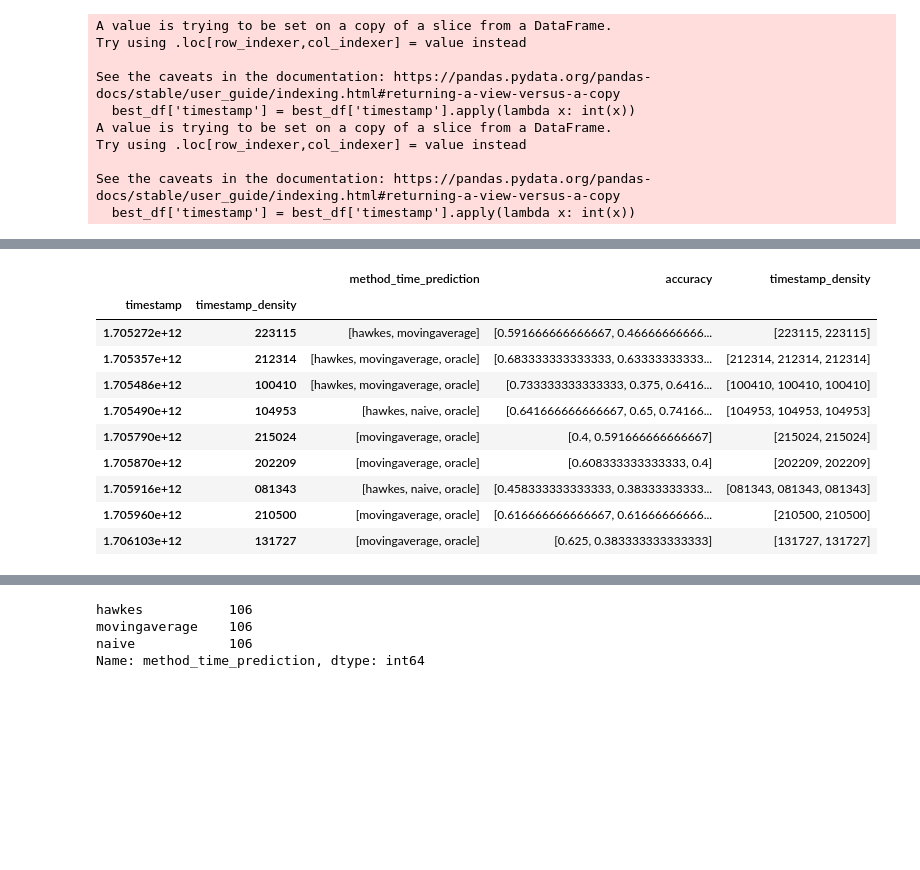
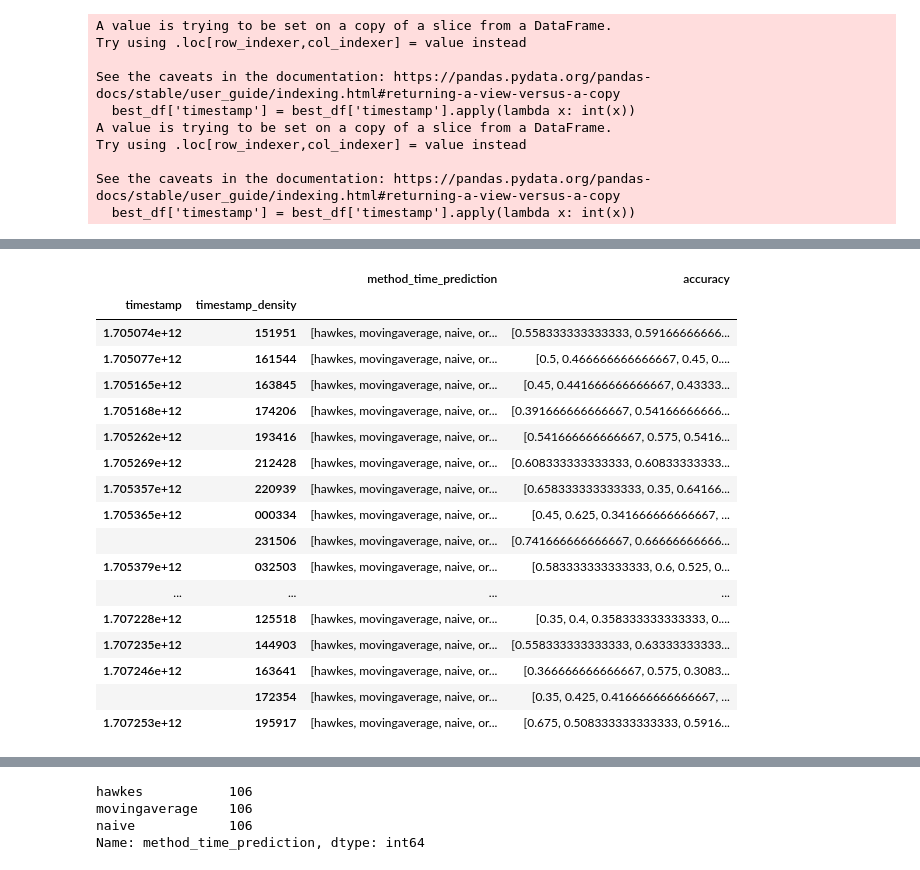
Before and after one commit to daxus4/hawkes, a Jupyter notebook: notebooks/plot_accuracy.ipynb, the cells around one changed output, grey strips where cells are left out. Saved outputs shown, nothing was run; the diff lists cells and outputs as text; code cells hidden in the pictures; blank space fills up the shorter version.

```diff
--- a/notebooks/plot_accuracy.ipynb
+++ b/notebooks/plot_accuracy.ipynb
@@ -17,0 +234,6 @@ Name: method_time_prediction, dtype: int64
+# %%
+df = pd.read_csv('//home/davide/Desktop/phd/hawkes/data_20min_training_with_ma/results_all_20min.tsv', sep='\t')
+df.sort_values(by=['timestamp', 'timestamp_density'], inplace=True)
+df.dropna(inplace=True)
+plot_df = df[df['timestamp'].isin(best_df['timestamp']) & (df['timestamp_density'].isin(best_df['timestamp_density']))]
+plot_df.head()
@@ -21,7 +287,7 @@ import json
 with open('/home/davide/Desktop/phd/hawkes/data/file_densities_map.json') as f:
     config = json.load(f)
 
-config
+
 df_map = {
     'timestamp': [],
     'timestamp_density': [],
@@ -34,14 +300,13 @@ for k, v in config.items():
     df_map['timestamp'].extend([float(timestamp)] * num_densities)
 
     for info_density in v:
-        pd.Timestamp(info_density[0])
         df_map['timestamp_density'].append(pd.Timestamp(info_density[0]).strftime('%H%M%S'))
         df_map['density'].append(int(info_density[1]))
 
 df_map = pd.DataFrame(df_map)
 df_map.sort_values(by=['density'], inplace=True, ascending=False)
 
-best_df = df_map.iloc[0:60]
+best_df = df_map.iloc[0:67]
 best_df.head()
 best_df['timestamp'] = best_df['timestamp'].apply(lambda x: int(x))
 df['timestamp_density'] = df['timestamp_density'].apply(lambda x: '000000' if np.isnan(x) else str(int(x)))
@@ -49,7 +314,7 @@ df['timestamp_density'] = df['timestamp_density'].str.pad(6, side='left', fillch
 plot_df = df[df['timestamp'].isin(best_df['timestamp']) & (df['timestamp_density'].isin(best_df['timestamp_density']))]
 
 best_df['timestamp'] = best_df['timestamp'].apply(lambda x: int(x))
-#best_df.to_csv('/home/davide/Desktop/phd/hawkes/data/best_densities.csv', index=False)
+best_df.to_csv('/home/davide/Desktop/phd/hawkes/data/best_densities.csv', index=False)
 # %% [output]
 A value is trying to be set on a copy of a slice from a DataFrame.
 Try using .loc[row_indexer,col_indexer] = value instead
@@ -87,18 +352,25 @@ densities_descriptions[densities_descriptions['method_time_prediction'] < 4]
 # %%
-densities_descriptions=plot_df.groupby(['timestamp', 'timestamp_density']).agg({'method_time_prediction': list, 'accuracy': list, 'timestamp_density': list})
-densities_descriptions[densities_descriptions['method_time_prediction'].apply(lambda x: len(x) < 4)]
+densities_descriptions=plot_df.groupby(['timestamp', 'timestamp_density']).agg({'method_time_prediction': list, 'accuracy': list})
+densities_descriptions[densities_descriptions['method_time_prediction'].apply(lambda x: len(x) == 4)]
 # %% [output]
-|  |  | method_time_prediction | accuracy | timestamp_density |
-| timestamp | timestamp_density |  |  |  |
-| 1.705272e+12 | 223115 | [hawkes, movingaverage] | [0.591666666666667, 0.46666666666... | [223115, 223115] |
-| 1.705357e+12 | 212314 | [hawkes, movingaverage, oracle] | [0.683333333333333, 0.63333333333... | [212314, 212314, 212314] |
-| 1.705486e+12 | 100410 | [hawkes, movingaverage, oracle] | [0.733333333333333, 0.375, 0.6416... | [100410, 100410, 100410] |
-| 1.705490e+12 | 104953 | [hawkes, naive, oracle] | [0.641666666666667, 0.65, 0.74166... | [104953, 104953, 104953] |
-| 1.705790e+12 | 215024 | [movingaverage, oracle] | [0.4, 0.591666666666667] | [215024, 215024] |
-| 1.705870e+12 | 202209 | [movingaverage, oracle] | [0.608333333333333, 0.4] | [202209, 202209] |
-| 1.705916e+12 | 081343 | [hawkes, naive, oracle] | [0.458333333333333, 0.38333333333... | [081343, 081343, 081343] |
-| 1.705960e+12 | 210500 | [movingaverage, oracle] | [0.616666666666667, 0.61666666666... | [210500, 210500] |
-| 1.706103e+12 | 131727 | [movingaverage, oracle] | [0.625, 0.383333333333333] | [131727, 131727] |
+|  |  | method_time_prediction | accuracy |
+| timestamp | timestamp_density |  |  |
+| 1.705074e+12 | 151951 | [hawkes, movingaverage, naive, or... | [0.558333333333333, 0.59166666666... |
+| 1.705077e+12 | 161544 | [hawkes, movingaverage, naive, or... | [0.5, 0.466666666666667, 0.45, 0.... |
+| 1.705165e+12 | 163845 | [hawkes, movingaverage, naive, or... | [0.45, 0.441666666666667, 0.43333... |
+| 1.705168e+12 | 174206 | [hawkes, movingaverage, naive, or... | [0.391666666666667, 0.54166666666... |
+| 1.705262e+12 | 193416 | [hawkes, movingaverage, naive, or... | [0.541666666666667, 0.575, 0.5416... |
+| 1.705269e+12 | 212428 | [hawkes, movingaverage, naive, or... | [0.608333333333333, 0.60833333333... |
+| 1.705357e+12 | 220939 | [hawkes, movingaverage, naive, or... | [0.658333333333333, 0.35, 0.64166... |
+| 1.705365e+12 | 000334 | [hawkes, movingaverage, naive, or... | [0.45, 0.625, 0.341666666666667, ... |
+|  | 231506 | [hawkes, movingaverage, naive, or... | [0.741666666666667, 0.66666666666... |
+| 1.705379e+12 | 032503 | [hawkes, movingaverage, naive, or... | [0.583333333333333, 0.6, 0.525, 0... |
+| ... | ... | ... | ... |
+| 1.707228e+12 | 125518 | [hawkes, movingaverage, naive, or... | [0.35, 0.4, 0.358333333333333, 0.... |
+| 1.707235e+12 | 144903 | [hawkes, movingaverage, naive, or... | [0.558333333333333, 0.63333333333... |
+| 1.707246e+12 | 163641 | [hawkes, movingaverage, naive, or... | [0.366666666666667, 0.575, 0.3083... |
+|  | 172354 | [hawkes, movingaverage, naive, or... | [0.35, 0.425, 0.416666666666667, ... |
+| 1.707253e+12 | 195917 | [hawkes, movingaverage, naive, or... | [0.675, 0.508333333333333, 0.5916... |
 # %%
 plt.rcParams["figure.figsize"] = (16,10)
 order = ['oracle', 'hawkes', 'movingaverage', 'naive']
```
Also changed, not shown: parts of 35 cells of this notebook, 14 other files.
